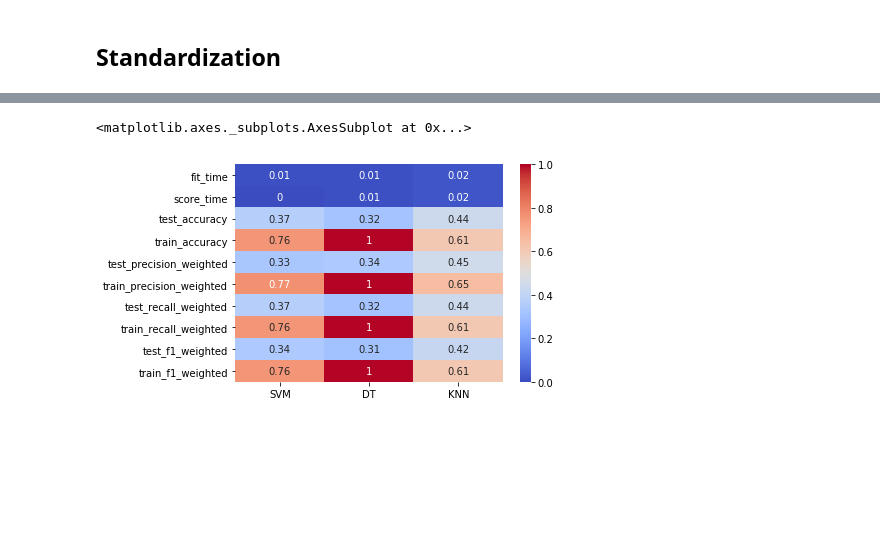
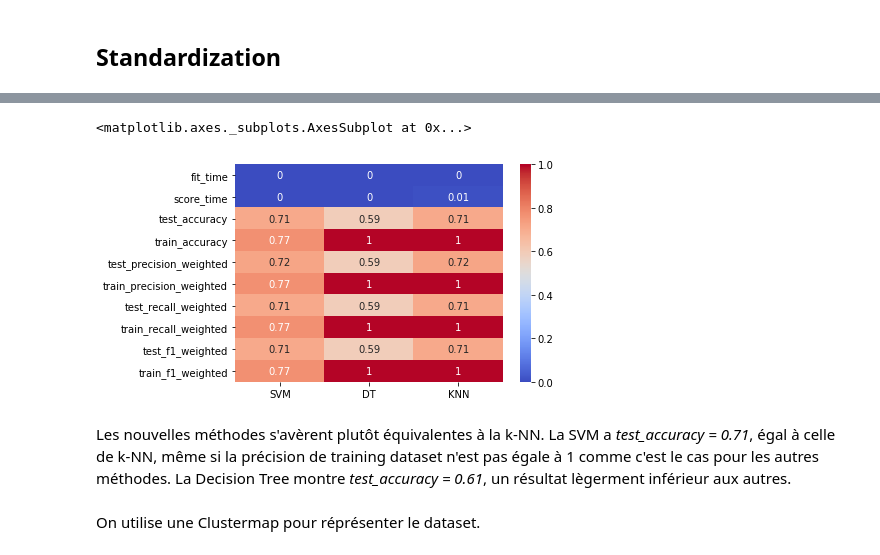
Before and after one commit to RuzickaJiri/Project_AI, a Jupyter notebook: Project_AI_classification.ipynb, the cells around one changed output, grey strips where cells are left out. Drawn from its saved outputs; the diff is of its cells as text; code cells hidden in the pictures; blank space fills up the shorter version.

```diff
--- a/Project_AI_classification.ipynb
+++ b/Project_AI_classification.ipynb
@@ -70,0 +66,5 @@ Name: CO2 emissions (kg per 2011 PPP $ of GDP)\t, dtype: float64
+# %%
+PIB = dt['GDP per capita growth (annual %)\t']
+PIB.describe()
+# CO_2_sorted = CO_2.sort_values()
+# CO_2_sorted.describe()
@@ -71,13 +81,9 @@ Name: CO2 emissions (kg per 2011 PPP $ of GDP)\t, dtype: float64
 # %%
 labels = []
 for i in range(120):
-    if CO_2[i] < 0.155270:
+    if PIB[i] < 2.167883:
         labels.append(1)
-    elif CO_2[i] < 0.212866:
+    else:
         labels.append(2)
-    elif CO_2[i] < 0.311126:
-        labels.append(3)
-    else:
-        labels.append(4)
-labels
+sum(labels) == 180
 # %% [output]
@@ -101,5 +91,5 @@ labels
 # %%
 df = dt
-df = df.drop('CO2 emissions (kg per 2011 PPP $ of GDP)\t', axis=1)
+df = df.drop('GDP per capita growth (annual %)\t', axis=1)
 df
 # %% [output]
@@ -217,20 +225,24 @@ sns.heatmap(full_scores.T.round(2),annot=True,cmap='coolwarm')
 # %%
 cv = StratifiedKFold(n_splits=5, random_state=0, shuffle=True)
 
-knn = KNeighborsClassifier(n_neighbors=5, weights='uniform', metric='manhattan')
+knn = KNeighborsClassifier(n_neighbors=5, weights='distance', metric='manhattan')
 scores_knn = cross_validate(knn, dfz, labels, scoring=scoring,cv=cv, return_train_score=True)
 scores_knn = pds.DataFrame(scores_knn).mean()
 
-dt = DecisionTreeClassifier()
-scores_dt = cross_validate(dt, dfz, labels, scoring=scoring,cv=cv, return_train_score=True)
-scores_dt = pds.DataFrame(scores_dt).mean()
+dtc = DecisionTreeClassifier()
+scores_dtc = cross_validate(dtc, dfz, labels, scoring=scoring,cv=cv, return_train_score=True)
+scores_dtc = pds.DataFrame(scores_dtc).mean()
 
 svm = SVC(kernel='rbf')
 scores_svm = cross_validate(svm, dfz, labels, scoring=scoring,cv=cv, return_train_score=True)
 scores_svm = pds.DataFrame(scores_svm).mean()
 # %%
-full_scores = pds.DataFrame({"SVM": scores_svm, "DT":scores_dt, "KNN":scores_knn})
+full_scores = pds.DataFrame({"SVM": scores_svm, "DT":scores_dtc, "KNN":scores_knn})
 sns.heatmap(full_scores.T.round(2).T,annot=True,cmap='coolwarm')
 # %% [output]
 <matplotlib.axes._subplots.AxesSubplot at 0x...>
-[figure, old version]
+[figure, new version]
+# %% [markdown]
+Les nouvelles méthodes s'avèrent plutôt équivalentes à la k-NN. La SVM a *test_accuracy = 0.71*, égal à celle de k-NN, même si la précision de training dataset n'est pas égale à 1 comme c'est le cas pour les autres méthodes.  La Decision Tree montre *test_accuracy = 0.61*, un résultat lègerment inférieur aux autres.
+# %% [markdown]
+On utilise une Clustermap pour réprésenter le dataset.
```
Also changed, not shown: parts of 45 cells of this notebook.
